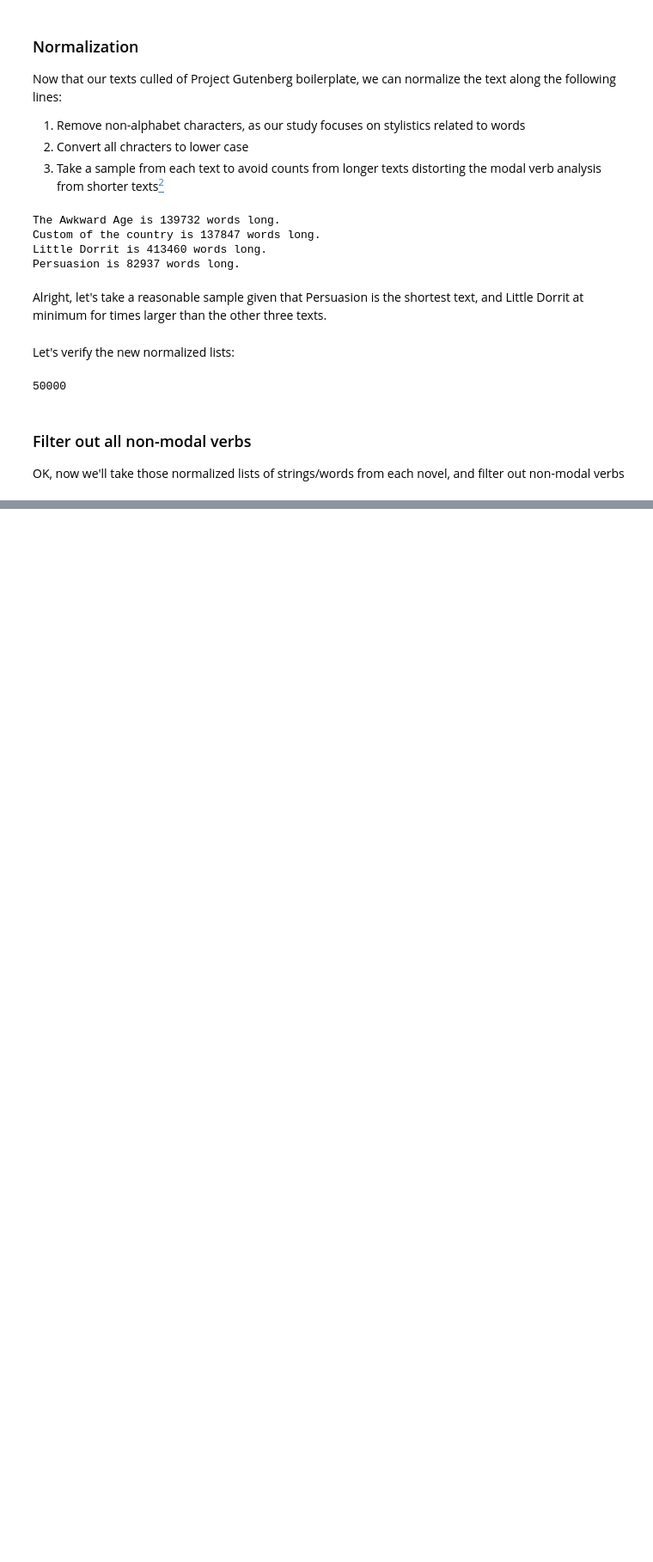
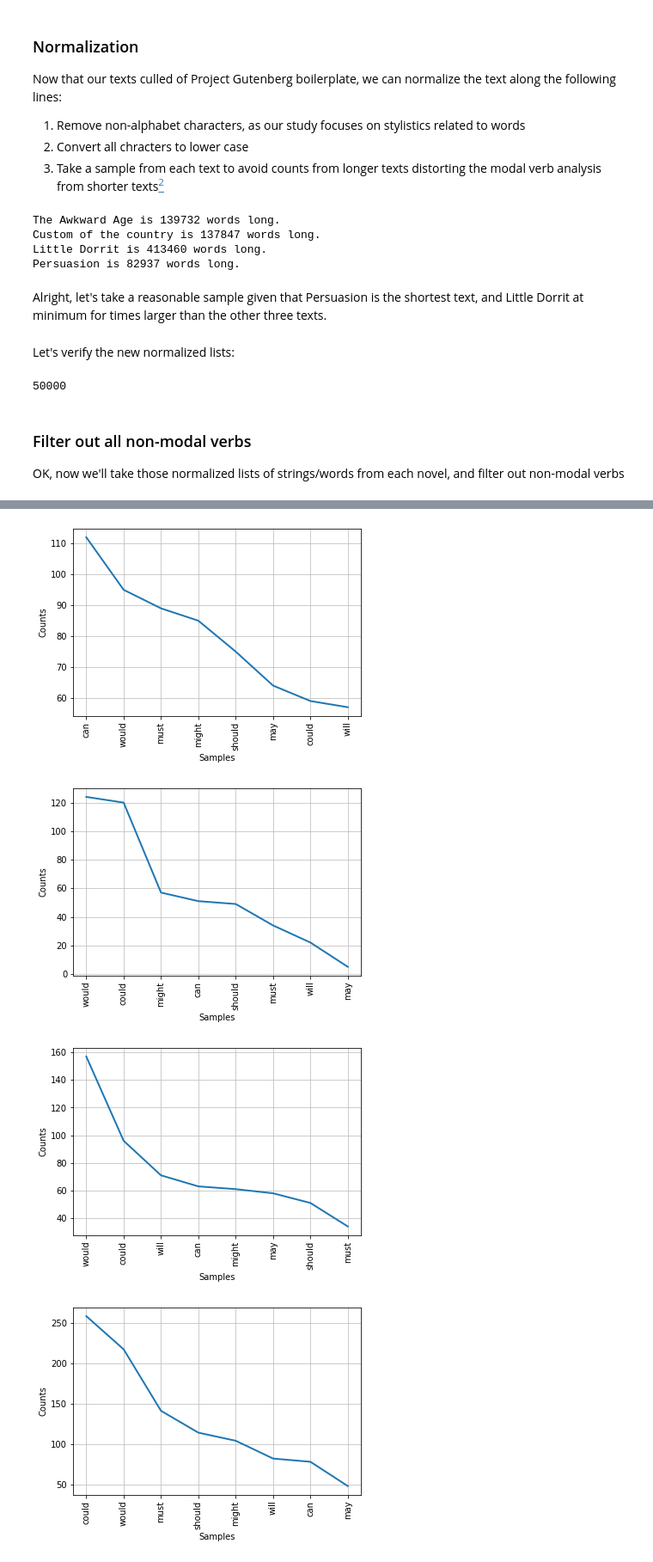
Before and after one commit to klp/cuny_gc_python_class_sp2022, a Jupyter notebook: home_work/2022-04-14/text_analysis_project.ipynb, the cells around one changed output, grey strips where cells are left out. Shown at 86% size. Drawn from its saved outputs; the diff is of its cells as text; code cells hidden in the pictures; blank space fills up the shorter version.

```diff
--- a/home_work/2022-04-14/text_analysis_project.ipynb
+++ b/home_work/2022-04-14/text_analysis_project.ipynb
@@ -136,3 +136,8 @@ OK, so this is all really repetitive, so I decided to create a function afterwar
+# %%
+awkward_age_tokens = raw_to_tokens(the_awkward_age_raw)
+custom_of_country_tokens = raw_to_tokens(custom_country_raw)
+little_dorrit_tokens = raw_to_tokens(little_dorrit_raw)
+persuasion_tokens = raw_to_tokens(persuasion_raw)
 # %% [markdown]
 ### Prepping the text
 With these texts coming from Project Gutenberg (PG), we'll need to clean up front matter and post script/licensing that PG provides. I will do this by
@@ -433,7 +438,7 @@ OK, now we'll take those normalized lists of strings/words from each novel, and
 # %%
 modal_verbs = ['can', 'could', 'may', 'might', 'must', 'will', 'would', 'should']
 # %%
-awkward_modals = filter_in_words(awkward_age_tokens_norm, modal_verbs)
-custom_modals = filter_in_words(custom_of_country_tokens_norm, modal_verbs)
-dorrit_modals = filter_in_words(little_dorrit_tokens_norm, modal_verbs)
-persuasion_modals = filter_in_words(persuasion_tokens_norm, modal_verbs)
+awkward_modals = filter_for_words(awkward_age_tokens_norm, modal_verbs)
+custom_modals = filter_for_words(custom_of_country_tokens_norm, modal_verbs)
+dorrit_modals = filter_for_words(little_dorrit_tokens_norm, modal_verbs)
+persuasion_modals = filter_for_words(persuasion_tokens_norm, modal_verbs)
@@ -439,0 +462,15 @@ persuasion_modals = filter_in_words(persuasion_tokens_norm, modal_verbs)
+# %%
+awkward_fdist =  FreqDist(awkward_modals)
+custom_fdist = FreqDist(custom_modals)
+dorrit_fdist = FreqDist(dorrit_modals)
+persuasion_fdist = FreqDist(persuasion_modals)
+# %%
+awkward_freqdist.plot()
+custom_fdist.plot()
+dorrit_fdist.plot()
+persuasion_fdist.plot()
+# %% [output]
+[figure, added]
+[figure, added]
+[figure, added]
+[figure, added]
```
Also changed, not shown: parts of 10 cells of this notebook, 1 other file.
